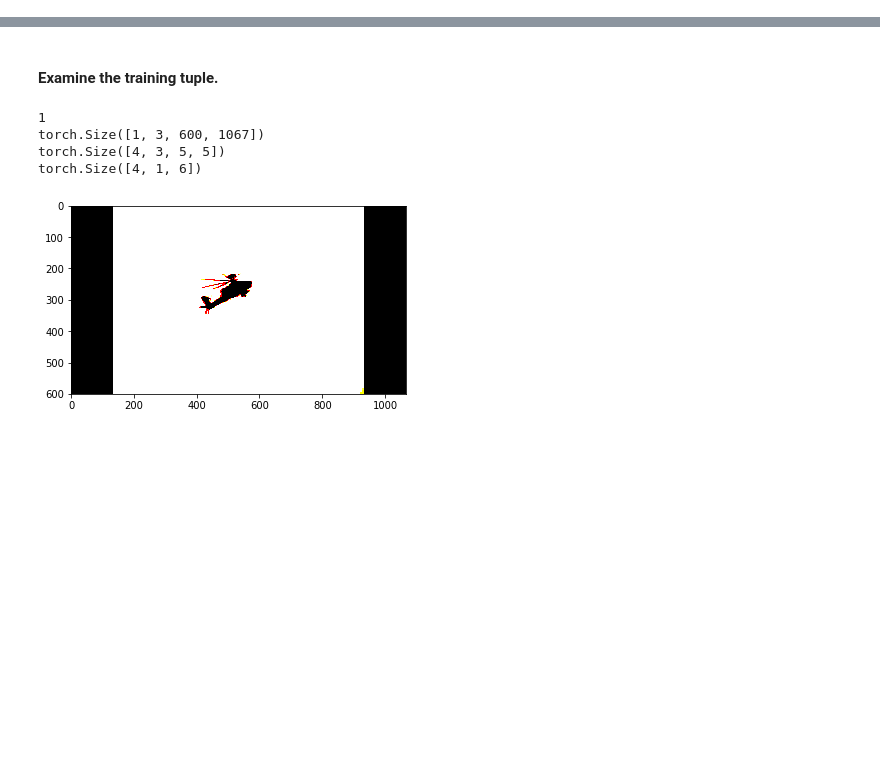
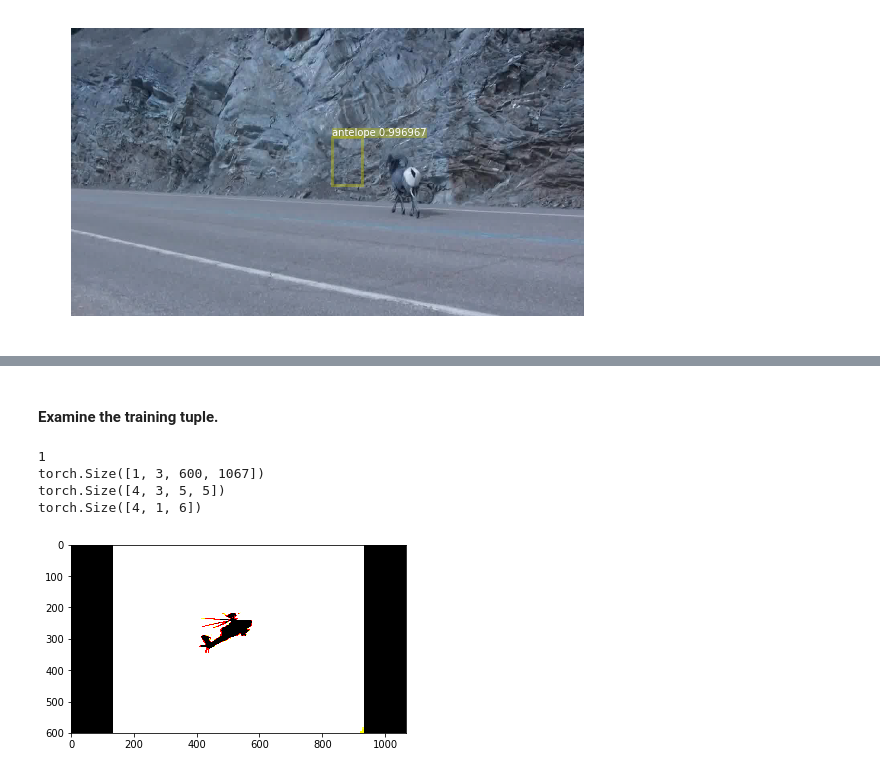
Before and after one commit to YeLyuUT/FastVOD, a Jupyter notebook: Test_siamese_RPN.ipynb, the cells around one changed output, grey strips where cells are left out. Saved outputs shown, nothing was run; the diff lists cells and outputs as text; code cells hidden in the pictures; blank space fills up the shorter version.

```diff
--- a/Test_siamese_RPN.ipynb
+++ b/Test_siamese_RPN.ipynb
@@ -1126,0 +639,3 @@ KeyboardInterrupt:
+# %%
+RCNN.eval()
+empty_array = np.transpose(np.array([[],[],[],[],[]]), (1,0))
@@ -1126,0 +645,21 @@ KeyboardInterrupt:
+# %%
+start = time.time()
+max_per_image = 100
+vis = False
+if vis:
+    thresh = 0.05
+else:
+    thresh = 0.0
+num_images = 1000
+all_boxes = [[[] for _ in xrange(num_images)]
+               for _ in xrange(imdb.num_classes)]
+all_boxes_scores = [[[] for _ in xrange(num_images)]
+                   for _ in xrange(imdb.num_classes)]
+# %%
+template_weights = None
+rois_tracking = None
+img = None
+i=0
+# %%
+for _ in range(200):
+    data_1, data_2 = next(data_iter)
@@ -1126,0 +780,4 @@ KeyboardInterrupt:
+# %%
+show_det(im_info, last_img, all_boxes,i-1,0.01)
+# %% [output]
+[figure, added]
```
Also changed, not shown: parts of 44 cells of this notebook.
